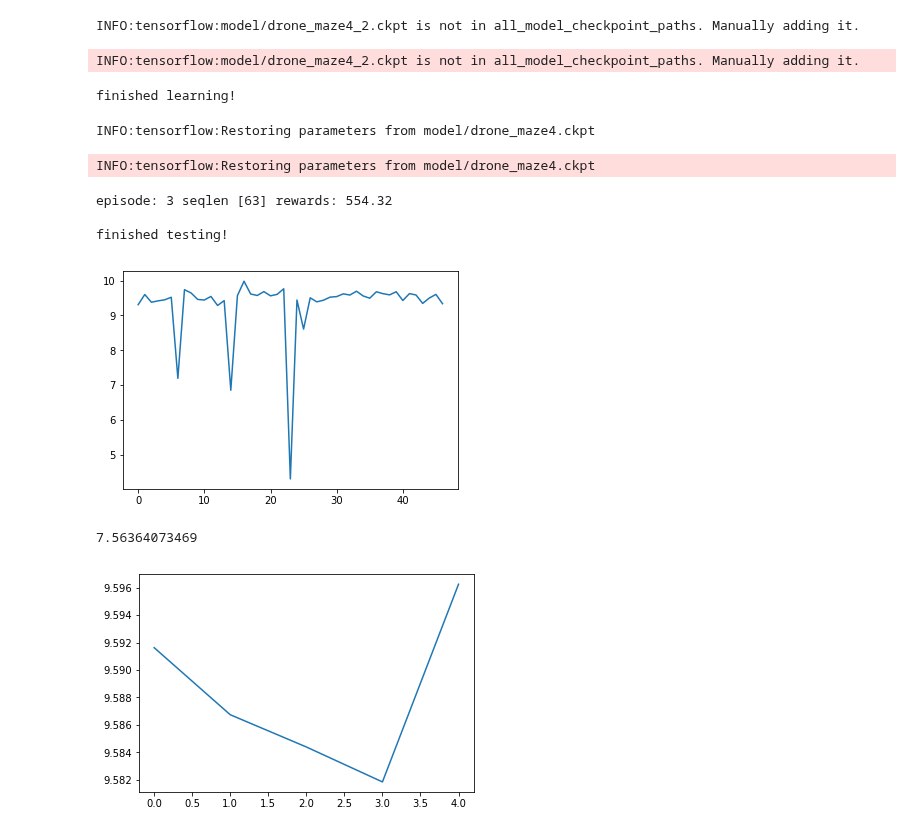
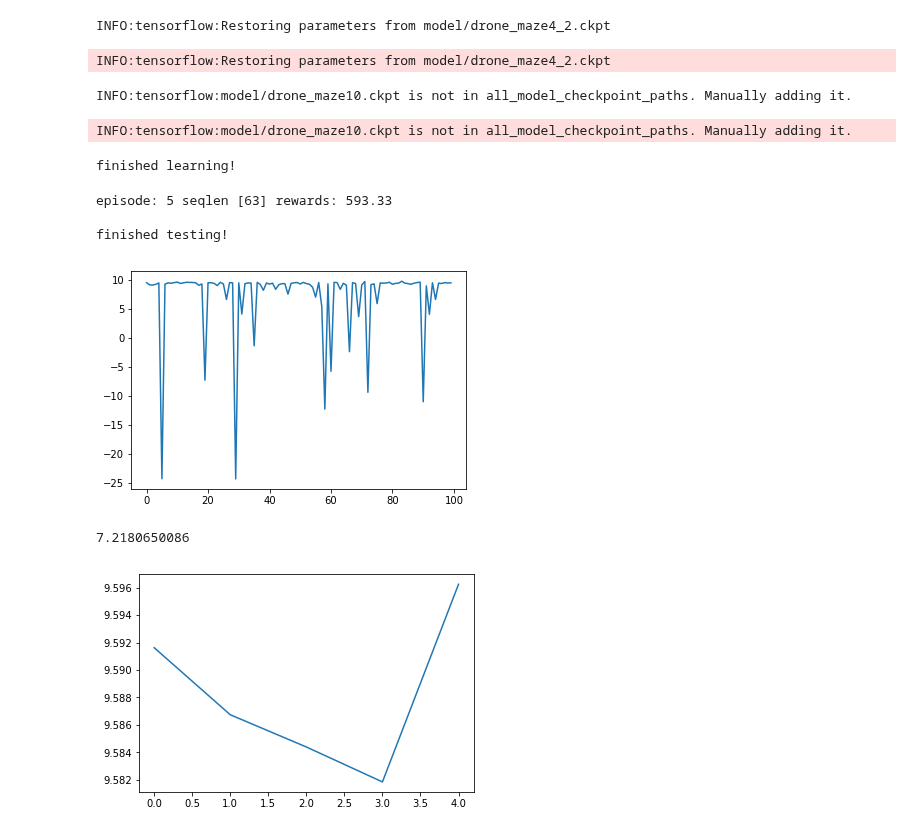
Before and after one commit to kwea123/RL, a Jupyter notebook: ai/unity_test/drone/maze10_3d.ipynb, the cells around one changed output. Cells and saved outputs as stored; diff of their text form; code cells hidden in the pictures.

Commit message:
maze smooth

```diff
--- a/ai/unity_test/drone/maze10_3d.ipynb
+++ b/ai/unity_test/drone/maze10_3d.ipynb
@@ -181,9 +181,9 @@ def split_state(env_info):
 agent = PPOAgent(n_actions=4, n_states=3*state_n+6)
 rewards = []
 # %%
-n_episodes = 50
+n_episodes = 100
 
-# agent.saver.restore(agent.sess, "model/drone_randomSequence50_3d.ckpt")
+# agent.saver.restore(agent.sess, "model/drone_maze4_2.ckpt")
 for i_episode in range(n_episodes):
     env_info = env.reset(train_mode=True)[default_brain]
     state, seqlen = split_state(env_info)
@@ -206,20 +206,22 @@ for i_episode in range(n_episodes):
         agent.replay()
 #     if (i_episode+1) % 100 == 0:
 #         agent.saver.save(agent.sess, "model/model_ppo.ckpt");
-agent.saver.save(agent.sess, "model/drone_maze4_2.ckpt");
+agent.saver.save(agent.sess, "model/drone_maze10.ckpt");
 print("finished learning!")
 # %% [output]
-INFO:tensorflow:model/drone_maze4_2.ckpt is not in all_model_checkpoint_paths. Manually adding it.
+INFO:tensorflow:Restoring parameters from model/drone_maze4_2.ckpt
-INFO:tensorflow:model/drone_maze4_2.ckpt is not in all_model_checkpoint_paths. Manually adding it.
+INFO:tensorflow:Restoring parameters from model/drone_maze4_2.ckpt
-finished learning!
+INFO:tensorflow:model/drone_maze10.ckpt is not in all_model_checkpoint_paths. Manually adding it.
+INFO:tensorflow:model/drone_maze10.ckpt is not in all_model_checkpoint_paths. Manually adding it.
+finished learning!
 # %%
-n_episodes = 3
+n_episodes = 5
 
 test_rewards = []
 actions = []
 speeds = []
 angles = []
-agent.saver.restore(agent.sess, "model/drone_maze4.ckpt")
+# agent.saver.restore(agent.sess, "model/drone_maze10.ckpt")
 for i_episode in range(n_episodes):
     env_info = env.reset(train_mode=False)[default_brain]
     state, seqlen = split_state(env_info)
@@ -230,7 +232,7 @@ for i_episode in range(n_episodes):
         speeds += [state[0][:3]]
         angles += [state[0][3:6]]
         actions += [action]
-        env_info = env.step(action)[default_brain]
+        env_info = env.step(0.8*action)[default_brain] # 0.8*****!!!!!
         state, seqlen = split_state(env_info)
         reward = env_info.rewards[0]
         done = env_info.local_done[0]
@@ -242,19 +244,17 @@ for i_episode in range(n_episodes):
 print("\n")
 print("finished testing!")
 # %% [output]
-INFO:tensorflow:Restoring parameters from model/drone_maze4.ckpt
+episode: 5 seqlen [63] rewards: 593.33
+
+finished testing!
-INFO:tensorflow:Restoring parameters from model/drone_maze4.ckpt
-episode: 3 seqlen [63] rewards: 554.32
-
-finished testing!
 # %%
 x = np.array(rewards)
-plt.plot(x[x>0])
+plt.plot(x)
 plt.show()
 print(np.mean(rewards))
 # %% [output]
-[figure, old version]
+[figure, new version]
-7.56364073469
+7.2180650086
 # %%
 plt.plot(test_rewards)
 plt.show()
```
Also changed, not shown: parts of 1 cell of this notebook, 10 other files.
